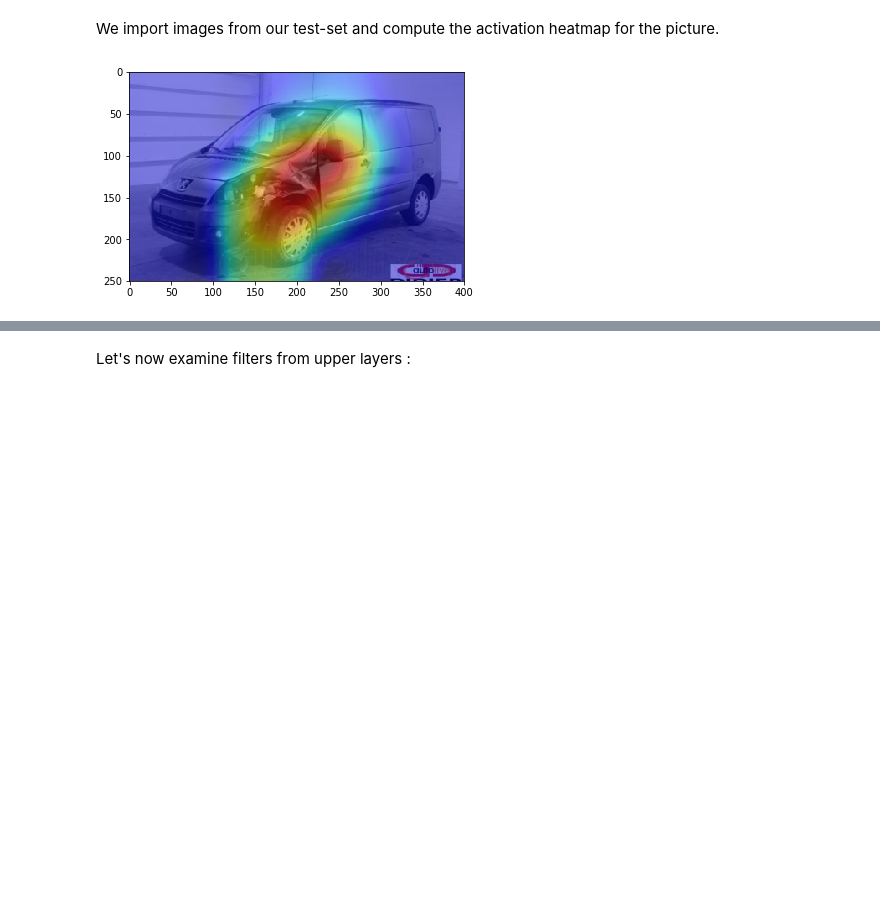
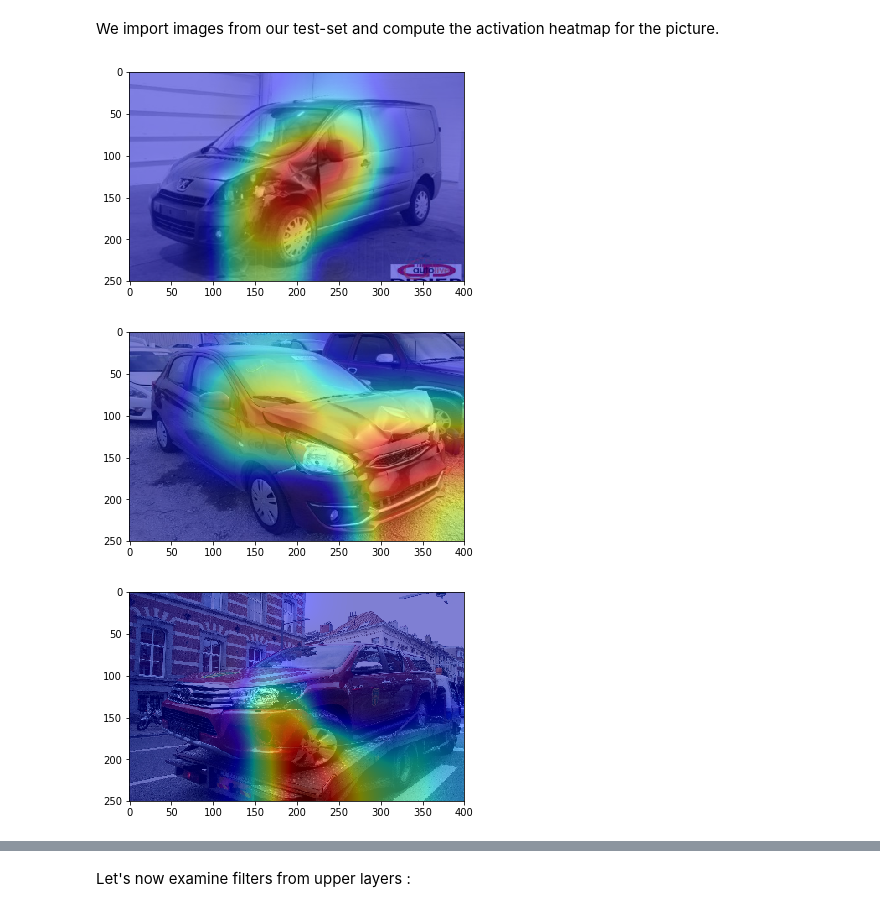
Before and after one commit to edebrouwer/carvision, a Jupyter notebook: DeepNN/Class_Activation_Map.ipynb, the cells around one changed output, grey strips where cells are left out. Saved outputs shown, nothing was run; the diff lists cells and outputs as text; code cells hidden in the pictures; blank space fills up the shorter version.

```diff
--- a/DeepNN/Class_Activation_Map.ipynb
+++ b/DeepNN/Class_Activation_Map.ipynb
@@ -117,18 +140,20 @@ Ongoing
 # %% [markdown]
 We import images from our test-set and compute the activation heatmap for the picture.
 # %%
-im_file="../PICS/val_full/Damaged/DD73.jpg"
-im_file="../PICS/test_full/Damaged/D477.jpg"
-img1 = image.load_img(im_file,target_size=(250,400))
-img1 = image.img_to_array(img1)
-img1 = np.expand_dims(img1, axis=0)
-img1 = preprocess_input(img1)
-layer_idx = utils.find_layer_idx(model, 'dense_2')
-heatmap = visualize_cam(model, layer_idx, filter_indices=0, seed_input=img1[0,:,:,:])
+#Path to test images.
+im_files=["../PICS/test_full/Damaged/D477.jpg","../PICS/val_full/Damaged/DD73.jpg","./own_car.jpg"]
+for im_file in im_files:
+    img1 = image.load_img(im_file,target_size=(250,400))
+    img1 = image.img_to_array(img1)
+    img1 = np.expand_dims(img1, axis=0)
+    img1 = preprocess_input(img1)
+    layer_idx = utils.find_layer_idx(model, 'dense_2')
+    heatmap = visualize_cam(model, layer_idx, filter_indices=0, seed_input=img1[0,:,:,:])
+    img_init=utils.load_img(im_file,target_size=(250,400))
+    plt.imshow(overlay(img_init, heatmap))
+    plt.show()
+# %% [output]
+[figure, added]
+[figure, added]
+[figure, added]
-# %%
-img_init=utils.load_img(im_file,target_size=(250,400))
-plt.imshow(overlay(img_init, heatmap))
-plt.show()
-# %% [output]
-[figure, removed]
 # %% [markdown]
```
Also changed, not shown: parts of 13 cells of this notebook.
